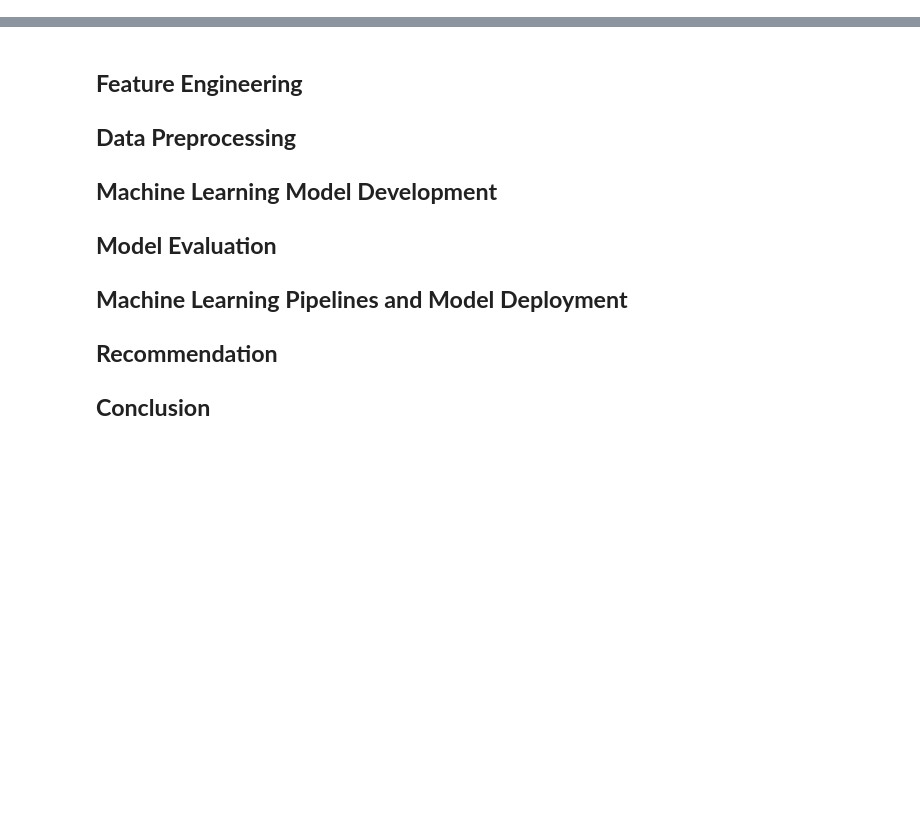
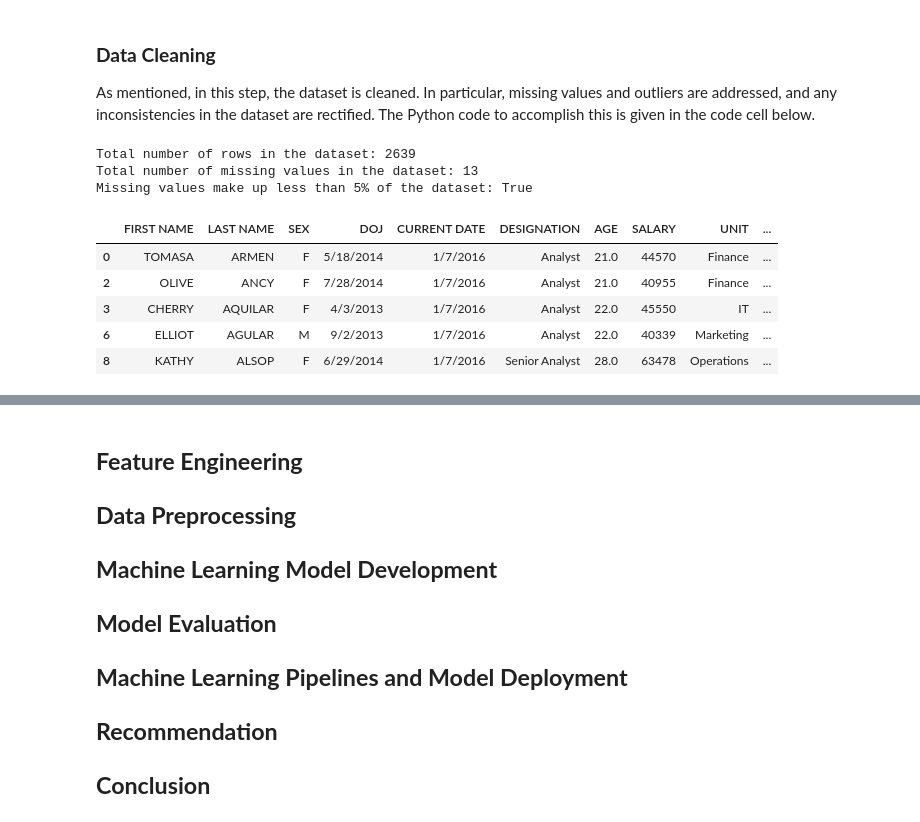
Before and after one commit to mzakariaz/MIP-Machine-Learning-Project-1, a Jupyter notebook: salary-predictions.ipynb, the cells around one changed output, grey strips where cells are left out. Cells and saved outputs as stored; diff of their text form; code cells hidden in the pictures; blank space fills up the shorter version.

```diff
--- a/salary-predictions.ipynb
+++ b/salary-predictions.ipynb
@@ -161,0 +108,25 @@ There is evidently a strong linear relationship between those variables. Thus, t
+# %% [markdown]
+### **Data Cleaning**
+As mentioned, in this step, the dataset is cleaned. In particular, missing values and outliers are addressed, and any inconsistencies in the dataset are rectified. The Python code to accomplish this is given in the code cell below.
+# %%
+# Determine whether or not missing values should be removed (i.e. if they make up less than 5% of the dataset)
+print(f"""Total number of rows in the dataset: {df.shape[0]}
+Total number of missing values in the dataset: {df.isna().sum().sum()}
+Missing values make up less than 5% of the dataset: {df.isna().sum().sum() / df.shape[0] < 0.05}"""
+)
+
+# Remove all rows with missing values as the criterion for this has been met
+df.dropna(inplace = True)
+
+# Display the first few rows of the dataset
+df.head()
+# %% [output]
+Total number of rows in the dataset: 2639
+Total number of missing values in the dataset: 13
+Missing values make up less than 5% of the dataset: True
+|  | FIRST NAME | LAST NAME | SEX | DOJ | CURRENT DATE | DESIGNATION | AGE | SALARY | UNIT | ... |
+| 0 | TOMASA | ARMEN | F | 5/18/2014 | 1/7/2016 | Analyst | 21.0 | 44570 | Finance | ... |
+| 2 | OLIVE | ANCY | F | 7/28/2014 | 1/7/2016 | Analyst | 21.0 | 40955 | Finance | ... |
+| 3 | CHERRY | AQUILAR | F | 4/3/2013 | 1/7/2016 | Analyst | 22.0 | 45550 | IT | ... |
+| 6 | ELLIOT | AGULAR | M | 9/2/2013 | 1/7/2016 | Analyst | 22.0 | 40339 | Marketing | ... |
+| 8 | KATHY | ALSOP | F | 6/29/2014 | 1/7/2016 | Senior Analyst | 28.0 | 63478 | Operations | ... |
```
Also changed, not shown: parts of 21 cells of this notebook.
